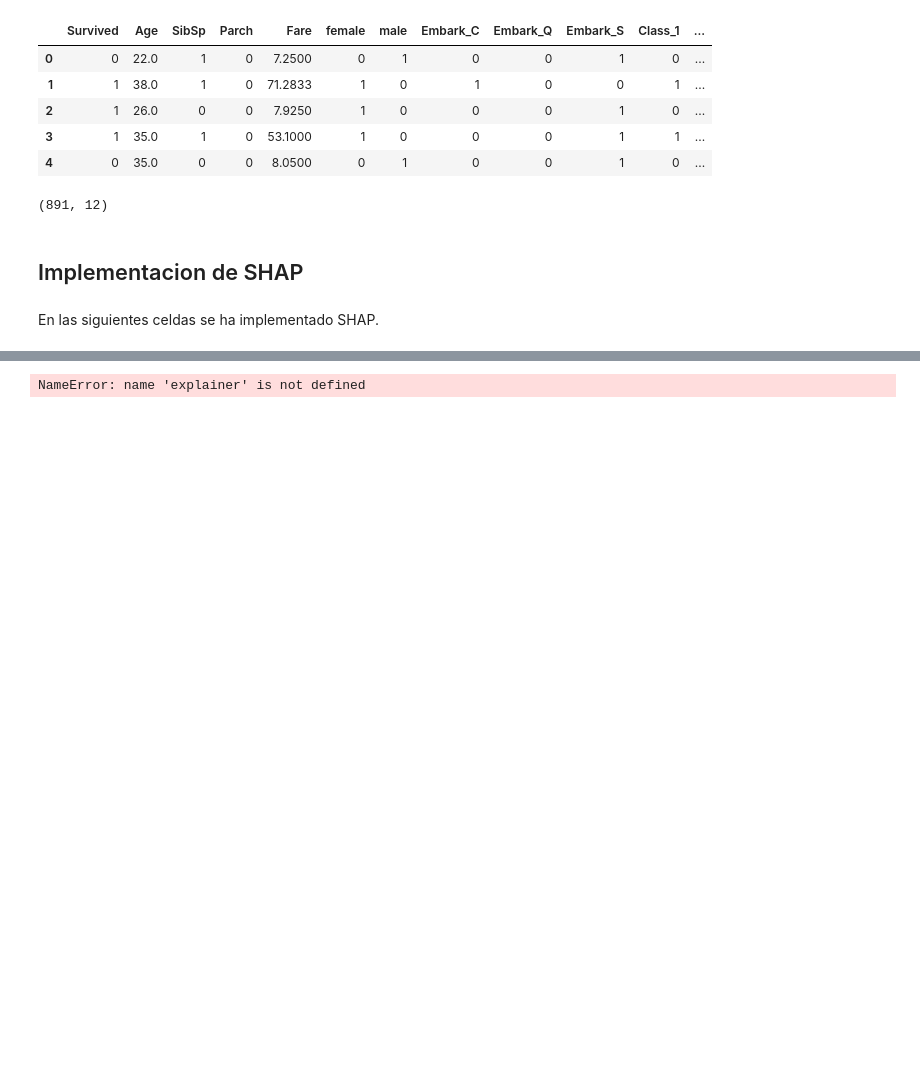
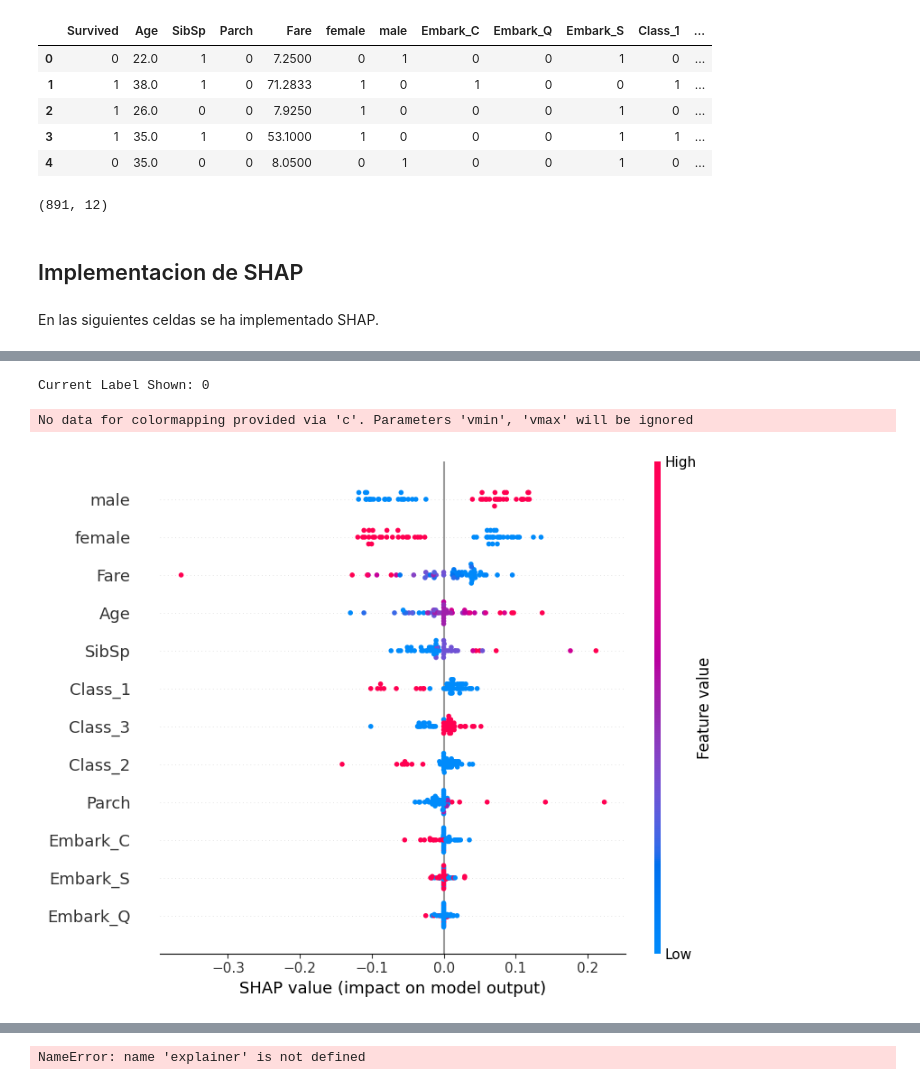
Before and after one commit to TFM-UEM/XAI-grupazo, a Jupyter notebook: 3 - SHAP/pytorch_SHAP.ipynb, the cells around one changed output, grey strips where cells are left out. Cells and saved outputs as stored; diff of their text form; code cells hidden in the pictures; blank space fills up the shorter version.

```diff
--- a/3 - SHAP/pytorch_SHAP.ipynb
+++ b/3 - SHAP/pytorch_SHAP.ipynb
@@ -171,0 +200,18 @@ KeyboardInterrupt:
+# %%
+import ipywidgets as widgets
+
+shap.initjs()
+
+
+
+# Create a list of tuples so that the index of the label is what is returned
+tuple_of_labels = [0, 1]
+
+# Create a widget for the labels and then display the widget
+current_label = widgets.Dropdown(options=tuple_of_labels,
+                              value=0,
+                              description='Select Label:'
+                              )
+
+# Display the dropdown list (Note: access index value with 'current_label.value')
+current_label
@@ -172,11 +221,13 @@ KeyboardInterrupt:
 # %%
-
-import shap
-
 # print the JS visualization code to the notebook
 shap.initjs()
-explainer = shap.KernelExplainer(model_shap.predict_lime, train_features)
-shap_values = explainer.shap_values(test_features)
-shap.force_plot(explainer.expected_value[0], shap_values[0], test_features)
+
+print(f'Current label Shown: {list_of_labels[current_label.value]}')
+
+
+shap.force_plot(base_value = explainer.expected_value[current_label.value],
+                shap_values = shap_value_single[current_label.value],
+                features = X.iloc[X_idx:X_idx+1,:]
+                )
 # %% [output]
 [interactive output not drawn]
@@ -184,0 +236,13 @@ KeyboardInterrupt:
+# %%
+# Note: We are limiting to the first 50 training examples since it takes time to calculate the full number of sampels
+shap_values = explainer.shap_values(X = X.iloc[0:50,:], nsamples = 100)
+
+# print the JS visualization code to the notebook
+shap.initjs()
+
+print(f'Current Label Shown: {list_of_labels[current_label.value]}\n')
+
+shap.summary_plot(shap_values = shap_values[current_label.value],
+                  features = X.iloc[0:50,:]
+                  )
+# %% [output]
@@ -184,0 +250,3 @@ KeyboardInterrupt:
+Current Label Shown: 0
+No data for colormapping provided via 'c'. Parameters 'vmin', 'vmax' will be ignored
+[figure, added]
```
Also changed, not shown: parts of 18 cells of this notebook.
